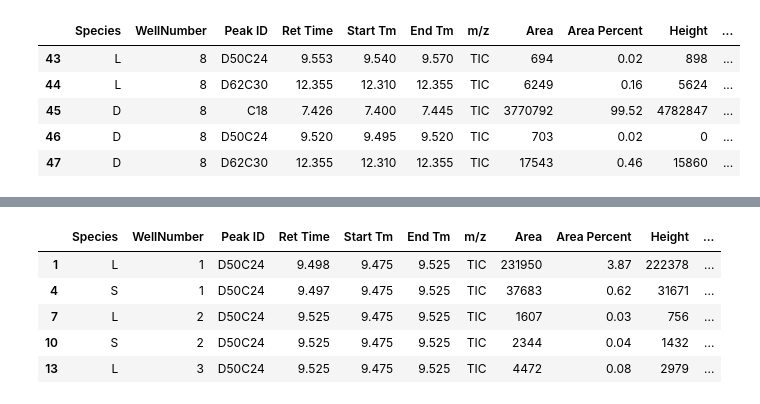
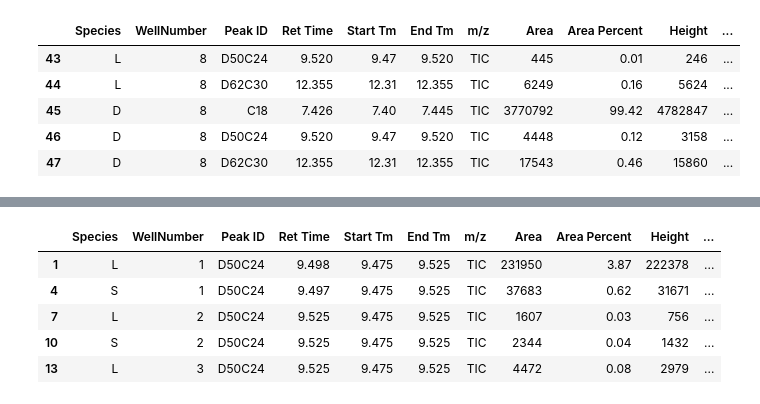
Before and after one commit to Tomnaragon/DCHC_transfer_Experiment, a Jupyter notebook: Master_DCHC_transfer_analysis.ipynb, the cells around one changed output, grey strips where cells are left out. Drawn from its saved outputs; the diff is of its cells as text; code cells hidden in the pictures.

```diff
--- a/Master_DCHC_transfer_analysis.ipynb
+++ b/Master_DCHC_transfer_analysis.ipynb
@@ -31,27 +31,54 @@ df8 = pd.read_excel('191025_Deuterium_Transfer_Peak_Areas.xlsx', comment='#')
 df9 = pd.read_excel('191027_Deuterium_Transfer_Peak_Areas.xlsx', comment='#')
 df10 = pd.read_excel('191031_Deuterium_Transfer_Peak_Areas.xlsx', comment='#')
 df11 = pd.read_excel('191106_Deuterium_Transfer_Peak_Areas.xlsx', comment='#')
+
+df1o = pd.read_excel('190926_Deuterium_Transfer_Peak_Areas_old.xlsx', comment='#')
+df2o = pd.read_excel('191007_Deuterium_Transfer_Peak_Areas_old.xlsx', comment='#')
+df3o = pd.read_excel('191010_Deuterium_Transfer_Peak_Areas_old.xlsx', comment='#')
+df4o = pd.read_excel('191015_Deuterium_Transfer_Peak_Areas_old.xlsx', comment='#')
+df5o = pd.read_excel('191020_Deuterium_Transfer_Peak_Areas_old.xlsx', comment='#')
+df6o = pd.read_excel('191021_Deuterium_Transfer_Peak_Areas_old.xlsx', comment='#')
+df7o = pd.read_excel('191022_Deuterium_Transfer_Peak_Areas_old.xlsx', comment='#')
+df8o = pd.read_excel('191025_Deuterium_Transfer_Peak_Areas_old.xlsx', comment='#')
+df9o = pd.read_excel('191027_Deuterium_Transfer_Peak_Areas_old.xlsx', comment='#')
+df10o = pd.read_excel('191031_Deuterium_Transfer_Peak_Areas_old.xlsx', comment='#')
+df11o = pd.read_excel('191106_Deuterium_Transfer_Peak_Areas_old.xlsx', comment='#')
 # %%
 #add a column to each dataframe listing the date
 df1['date'] = '190926'
 df2['date'] = '191007'
 df3['date'] = '191010'
 df4['date'] = '191015'
 df5['date'] = '191020'
 df6['date'] = '191021'
 df7['date'] = '191022'
 df8['date'] = '191025'
 df9['date'] = '191027'
 df10['date'] = '191031'
 df11['date'] = '191106'
 
+df1o['date'] = '190926'
+df2o['date'] = '191007'
+df3o['date'] = '191010'
+df4o['date'] = '191015'
+df5o['date'] = '191020'
+df6o['date'] = '191021'
+df7o['date'] = '191022'
+df8o['date'] = '191025'
+df9o['date'] = '191027'
+df10o['date'] = '191031'
+df11o['date'] = '191106'
+
+
 #merge data frames into one dataframe
 df=df1.append(df2).append(df3).append(df4).append(df5).append(df6).append(df7).append(df8).append(df9).append(df10).append(df11)
+df_old=df1o.append(df2o).append(df3o).append(df4o).append(df5o).append(df6o).append(df7o).append(df8o).append(df9o).append(df10o).append(df11o)
+
 df.tail()
 # %% [output]
 |  | Species | WellNumber | Peak ID | Ret Time | Start Tm | End Tm | m/z | Area | Area Percent | Height | ... |
-| 43 | L | 8 | D50C24 | 9.553 | 9.540 | 9.570 | TIC | 694 | 0.02 | 898 | ... |
-| 44 | L | 8 | D62C30 | 12.355 | 12.310 | 12.355 | TIC | 6249 | 0.16 | 5624 | ... |
-| 45 | D | 8 | C18 | 7.426 | 7.400 | 7.445 | TIC | 3770792 | 99.52 | 4782847 | ... |
-| 46 | D | 8 | D50C24 | 9.520 | 9.495 | 9.520 | TIC | 703 | 0.02 | 0 | ... |
-| 47 | D | 8 | D62C30 | 12.355 | 12.310 | 12.355 | TIC | 17543 | 0.46 | 15860 | ... |
+| 43 | L | 8 | D50C24 | 9.520 | 9.47 | 9.520 | TIC | 445 | 0.01 | 246 | ... |
+| 44 | L | 8 | D62C30 | 12.355 | 12.31 | 12.355 | TIC | 6249 | 0.16 | 5624 | ... |
+| 45 | D | 8 | C18 | 7.426 | 7.40 | 7.445 | TIC | 3770792 | 99.42 | 4782847 | ... |
+| 46 | D | 8 | D50C24 | 9.520 | 9.47 | 9.520 | TIC | 4448 | 0.12 | 3158 | ... |
+| 47 | D | 8 | D62C30 | 12.355 | 12.31 | 12.355 | TIC | 17543 | 0.46 | 15860 | ... |
```
Also changed, not shown: parts of 20 cells of this notebook, 8 other files.
